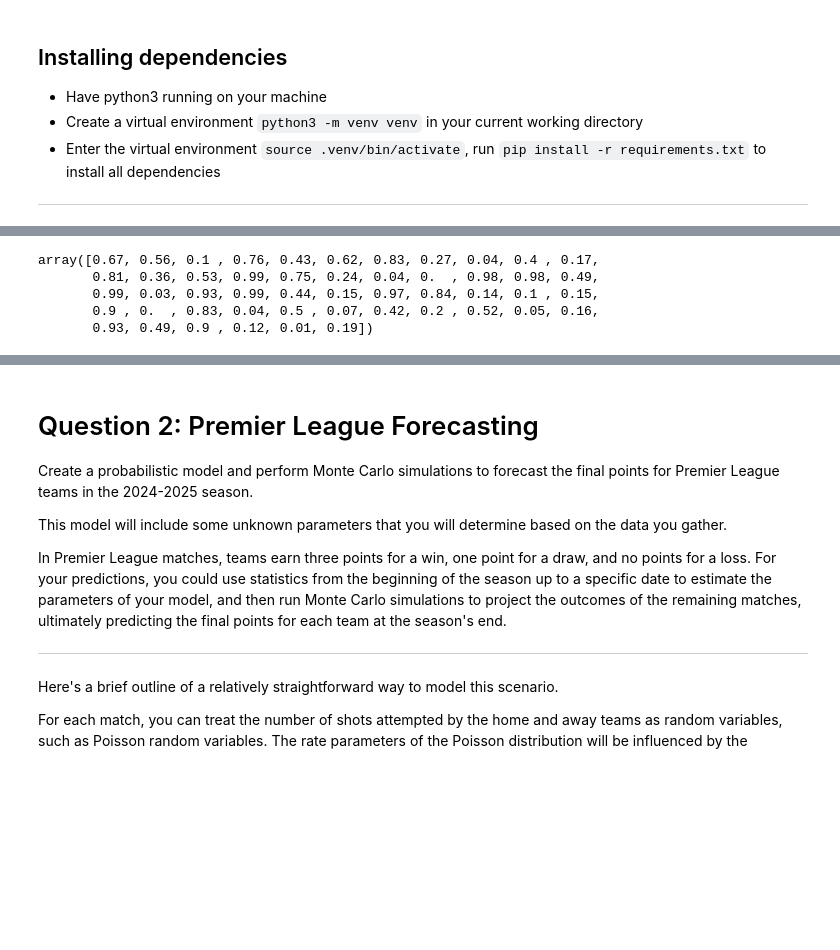
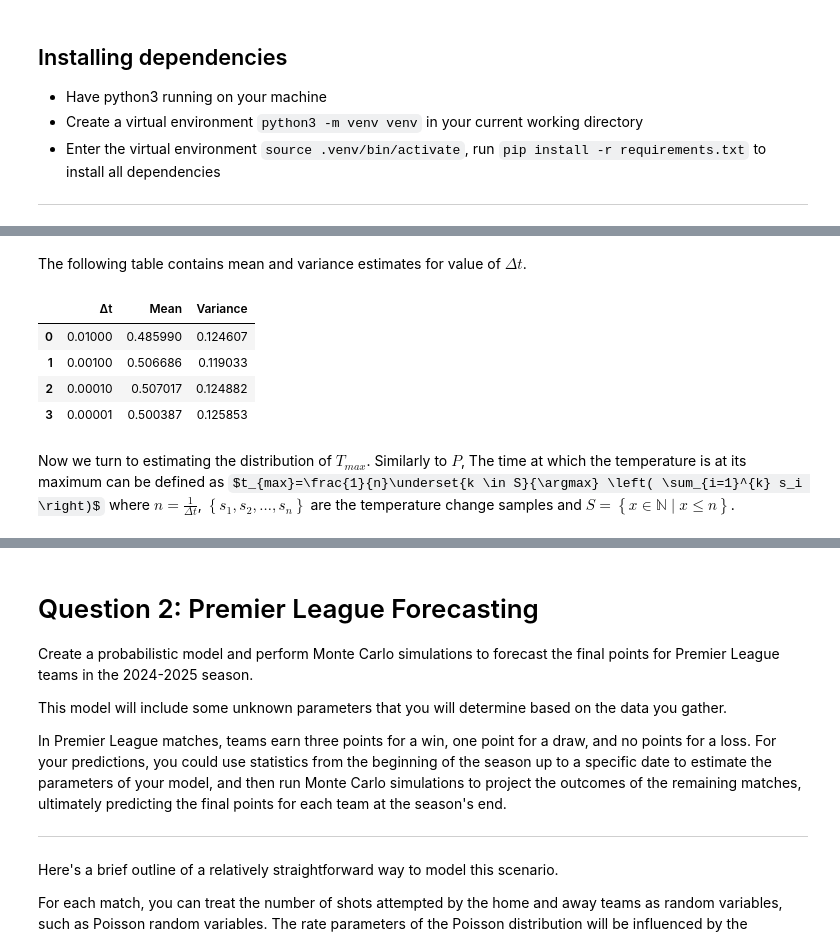
Before and after one commit to ZichengLiang/JLLA_Probablity, a Jupyter notebook: JLLA.ipynb, the cells around one changed output, grey strips where cells are left out. Saved outputs shown, nothing was run; the diff lists cells and outputs as text; code cells hidden in the pictures; some formulas as TeX source; blank space fills up the shorter version.

```diff
--- a/JLLA.ipynb
+++ b/JLLA.ipynb
@@ -78,3 +86,18 @@ plt.show()
+# %% [markdown]
+The following table contains mean and variance estimates for value of $\Delta t$.
+# %%
+means = [p.mean() for p in P_values]
+vars = [p.var() for p in P_values]
+dist_df = pd.DataFrame(list(zip(deltaTs, means, vars)), columns=['Δt', 'Mean', 'Variance'])
+dist_df
+# %% [output]
+|  | Δt | Mean | Variance |
+| 0 | 0.01000 | 0.485990 | 0.124607 |
+| 1 | 0.00100 | 0.506686 | 0.119033 |
+| 2 | 0.00010 | 0.507017 | 0.124882 |
+| 3 | 0.00001 | 0.500387 | 0.125853 |
+# %% [markdown]
+Now we turn to estimating the distribution of $T_{max}$. Similarly to $P$, The time at which the temperature is at its maximum can be defined as $t_{max}=\frac{1}{n}\underset{k \in S}{\argmax} \left( \sum_{i=1}^{k} s_i \right)$ where $n=\frac{1}{\Delta t}$, $\left\{ s_1, s_2, \dots, s_n \right\}$ are the temperature change samples and $S=\left\{ x \in \mathbb{N} \mid x \le n \right\}$.
 # %%
 def get_max(arr):
     max_val = max_ind = cur = 0
@@ -89,12 +112,3 @@ def get_Tmax(deltaT, num_simulations=1000):
     num_temp_changes = int(1 / deltaT)
     temp_changes = np.random.normal(0, np.sqrt(deltaT), (num_simulations, num_temp_changes))
     return np.array(list(map(get_max, temp_changes)))
-# %%
-max_Ts = get_Tmax(deltaT)
-max_Ts[:50]
-# %% [output]
-array([0.67, 0.56, 0.1 , 0.76, 0.43, 0.62, 0.83, 0.27, 0.04, 0.4 , 0.17,
-       0.81, 0.36, 0.53, 0.99, 0.75, 0.24, 0.04, 0.  , 0.98, 0.98, 0.49,
-       0.99, 0.03, 0.93, 0.99, 0.44, 0.15, 0.97, 0.84, 0.14, 0.1 , 0.15,
-       0.9 , 0.  , 0.83, 0.04, 0.5 , 0.07, 0.42, 0.2 , 0.52, 0.05, 0.16,
-       0.93, 0.49, 0.9 , 0.12, 0.01, 0.19])
```
Also changed, not shown: parts of 18 cells of this notebook.
